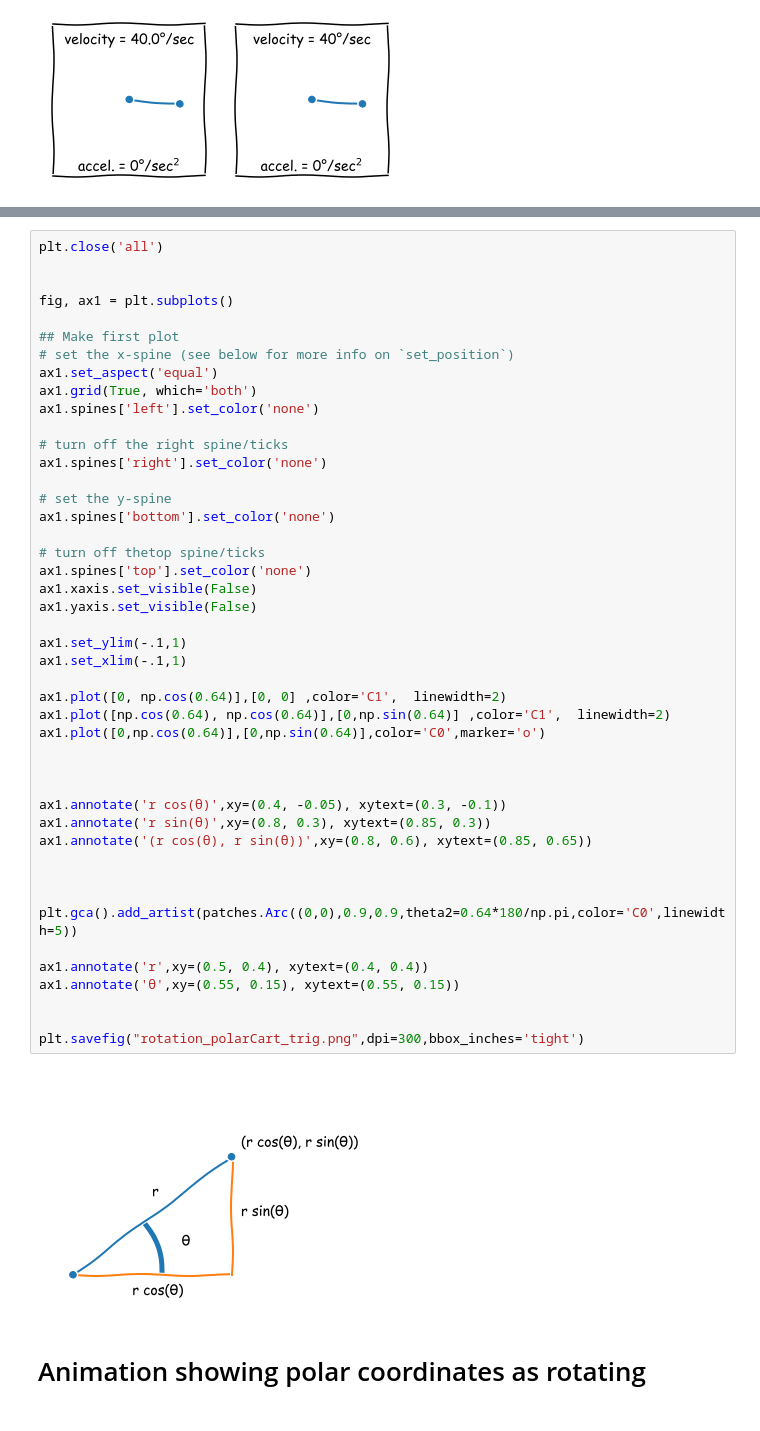
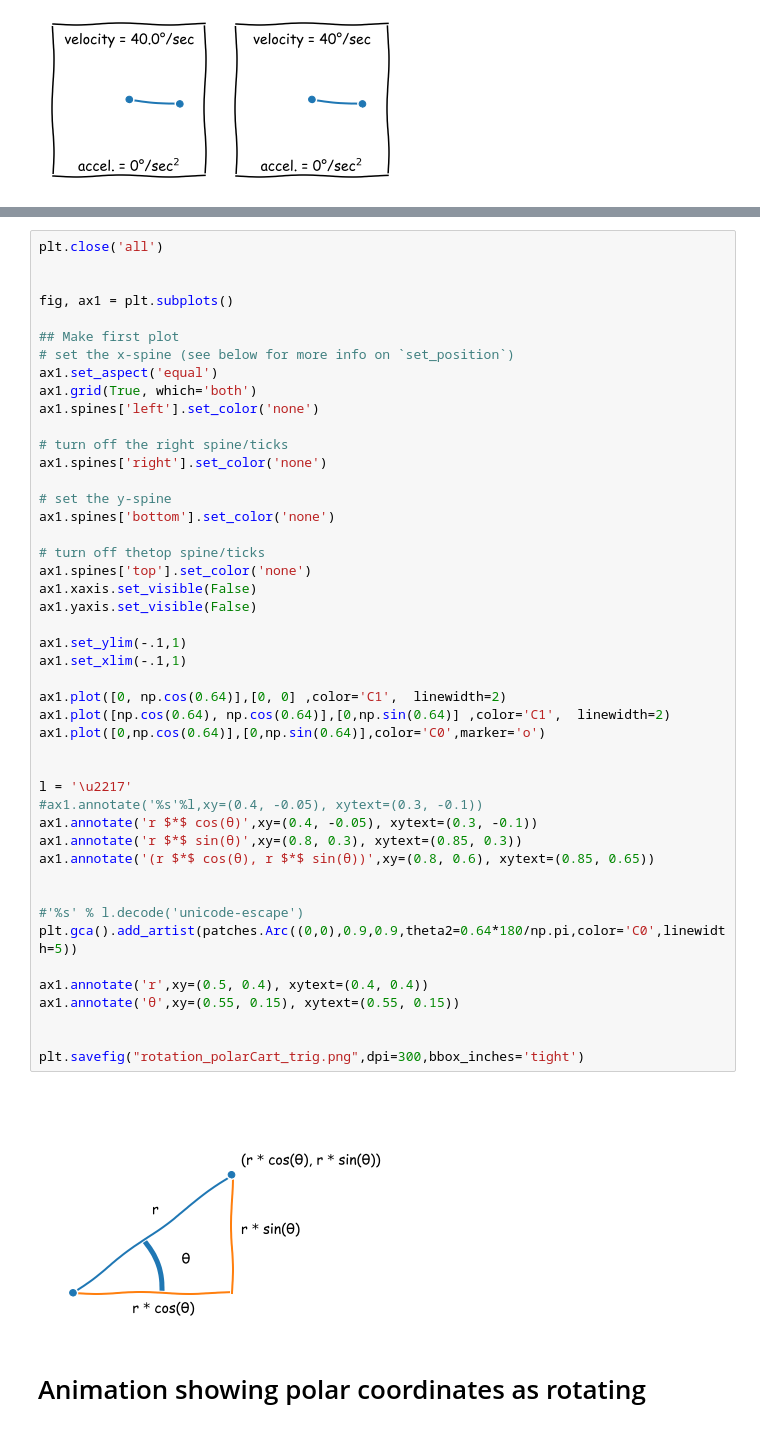
Before and after one commit to qbead/qbeadWebsite, a Jupyter notebook: projectfiles/programmed_animations/rotation2.ipynb, the cells around one changed output, grey strips where cells are left out. Cells and saved outputs as stored; diff of their text form.

```diff
--- a/projectfiles/programmed_animations/rotation2.ipynb
+++ b/projectfiles/programmed_animations/rotation2.ipynb
@@ -277,39 +277,40 @@ ax1.spines['left'].set_color('none')
 
 # turn off the right spine/ticks
 ax1.spines['right'].set_color('none')
 
 # set the y-spine
 ax1.spines['bottom'].set_color('none')
 
 # turn off thetop spine/ticks
 ax1.spines['top'].set_color('none')
 ax1.xaxis.set_visible(False)
 ax1.yaxis.set_visible(False)
 
 ax1.set_ylim(-.1,1)
 ax1.set_xlim(-.1,1)
 
 ax1.plot([0, np.cos(0.64)],[0, 0] ,color='C1',  linewidth=2)
 ax1.plot([np.cos(0.64), np.cos(0.64)],[0,np.sin(0.64)] ,color='C1',  linewidth=2)
 ax1.plot([0,np.cos(0.64)],[0,np.sin(0.64)],color='C0',marker='o')
 
 
-
-ax1.annotate('r cos(θ)',xy=(0.4, -0.05), xytext=(0.3, -0.1))
-ax1.annotate('r sin(θ)',xy=(0.8, 0.3), xytext=(0.85, 0.3))
-ax1.annotate('(r cos(θ), r sin(θ))',xy=(0.8, 0.6), xytext=(0.85, 0.65))
+l = '\u2217'
+#ax1.annotate('%s'%l,xy=(0.4, -0.05), xytext=(0.3, -0.1))
+ax1.annotate('r $*$ cos(θ)',xy=(0.4, -0.05), xytext=(0.3, -0.1))
+ax1.annotate('r $*$ sin(θ)',xy=(0.8, 0.3), xytext=(0.85, 0.3))
+ax1.annotate('(r $*$ cos(θ), r $*$ sin(θ))',xy=(0.8, 0.6), xytext=(0.85, 0.65))
 
 
-
+#'%s' % l.decode('unicode-escape')
 plt.gca().add_artist(patches.Arc((0,0),0.9,0.9,theta2=0.64*180/np.pi,color='C0',linewidth=5))
 
 ax1.annotate('r',xy=(0.5, 0.4), xytext=(0.4, 0.4))
 ax1.annotate('θ',xy=(0.55, 0.15), xytext=(0.55, 0.15))
 
 
 plt.savefig("rotation_polarCart_trig.png",dpi=300,bbox_inches='tight')
 # %% [output]
-[figure, old version]
+[figure, new version]
 # %% [markdown]
 # Animation showing polar coordinates as rotating
 # %%
```
Also changed, not shown: 1 other file.
